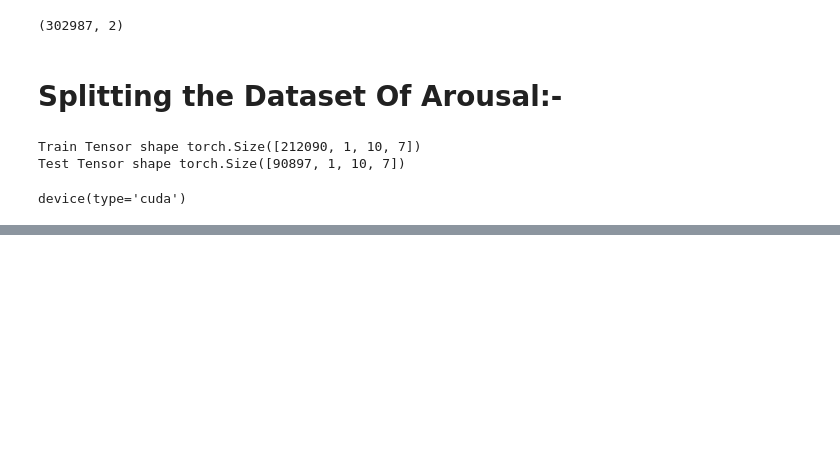
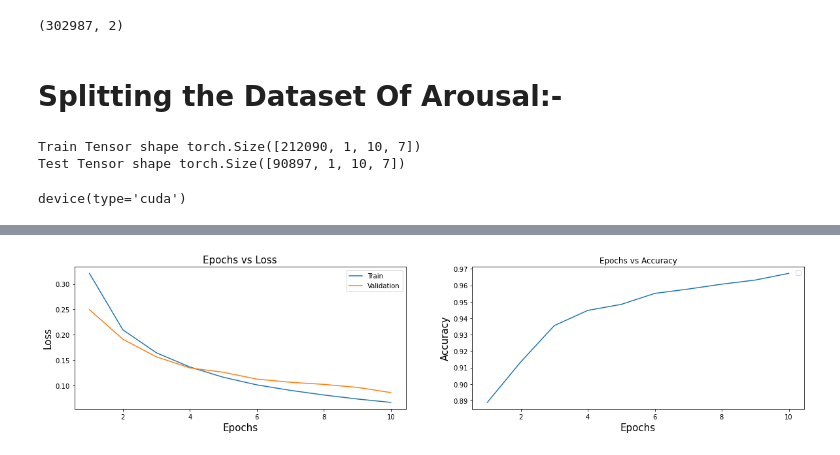
Before and after one commit to soumyajit4419/Emotion-Recognition-from-Psychological-Signals, a Jupyter notebook: Models/STFT_2D_CNN.ipynb, the cells around one changed output, grey strips where cells are left out. Drawn from its saved outputs; the diff is of its cells as text; code cells hidden in the pictures; blank space fills up the shorter version.

```diff
--- a/Models/STFT_2D_CNN.ipynb
+++ b/Models/STFT_2D_CNN.ipynb
@@ -287,4 +320,8 @@ num_epoch: 9, train_loss: 0.07, val_loss: 0.09, val_acc: 0.97
 num_epoch: 10, train_loss: 0.07, val_loss: 0.09, val_acc: 0.97
+# %%
+get_plot(history)
+# %% [output]
+[figure, added]
 # %%
 evaluate(valence_model,test_valence_loader)
 # %% [output]
```
Also changed, not shown: parts of 7 cells of this notebook.
